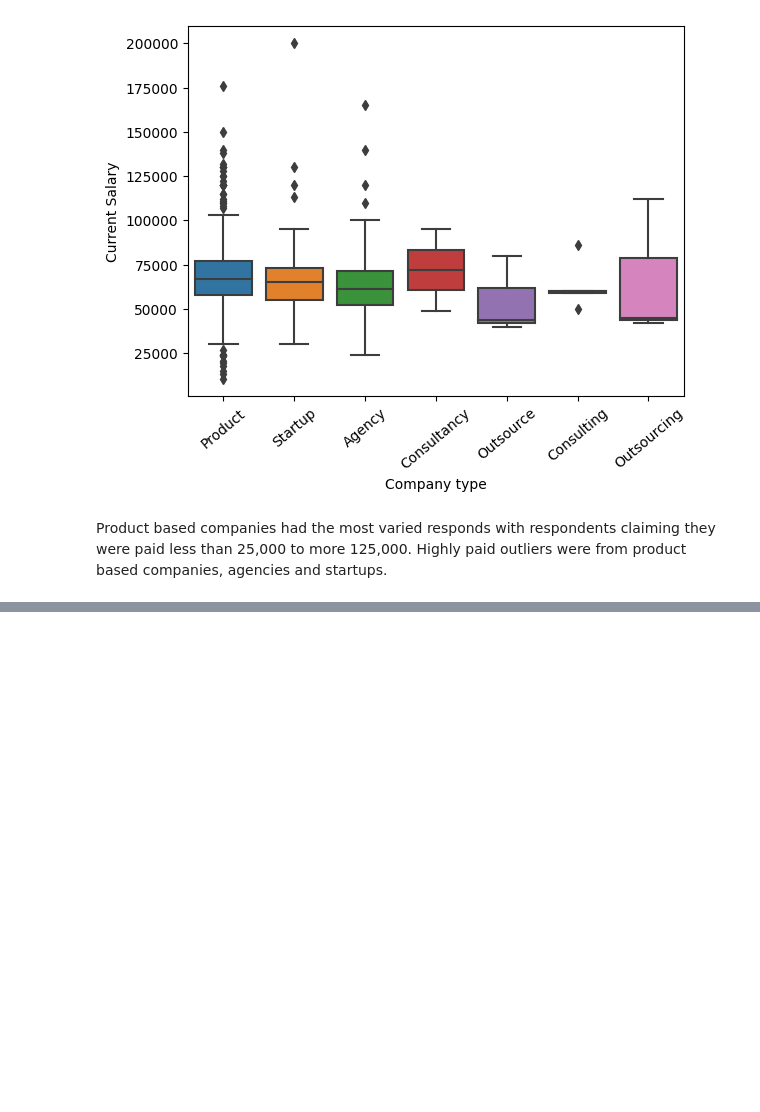
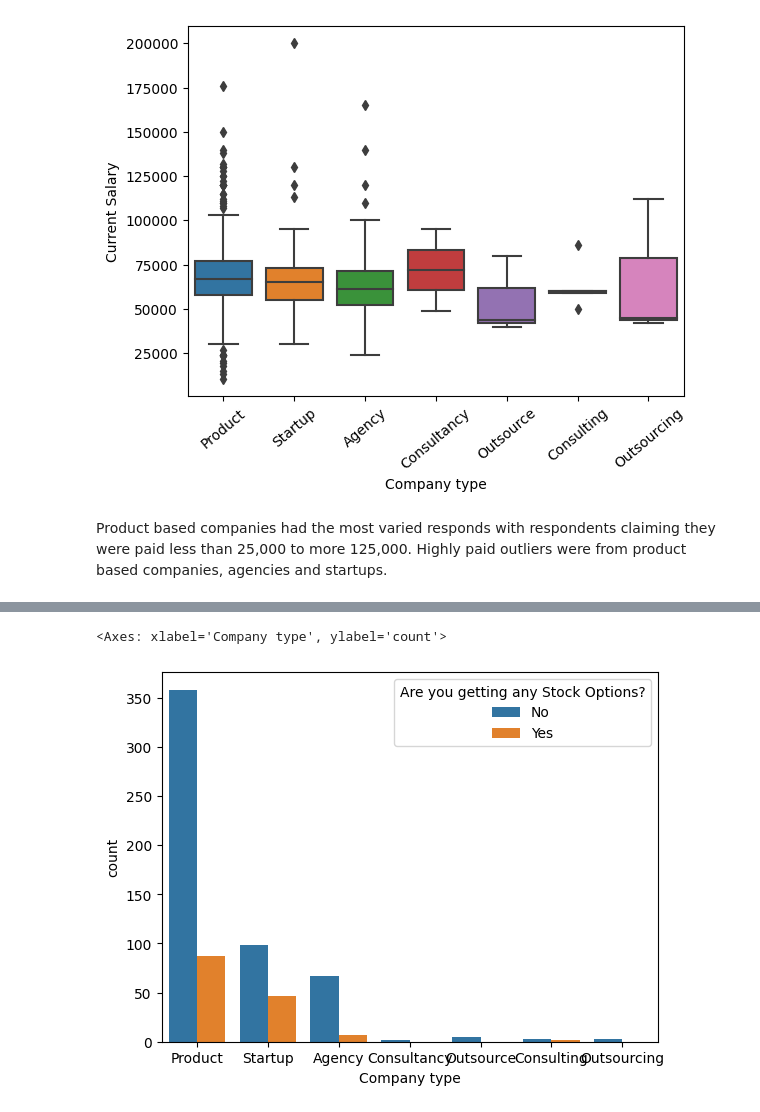
Before and after one commit to NajibAdan/DSEA_Hackathon, a Jupyter notebook: task_3/2018_eda.ipynb, the cells around one changed output, grey strips where cells are left out. Drawn from its saved outputs; the diff is of its cells as text; code cells hidden in the pictures; blank space fills up the shorter version.

```diff
--- a/task_3/2018_eda.ipynb
+++ b/task_3/2018_eda.ipynb
@@ -383,0 +475,5 @@ Product based companies had the most varied responds with respondents claiming t
+# %%
+sns.countplot(x='Company type',data=subset_df,hue='Are you getting any Stock Options?')
+# %% [output]
+<Axes: xlabel='Company type', ylabel='count'>
+[figure, added]
```
Also changed, not shown: parts of 12 cells of this notebook, 1 other file.
